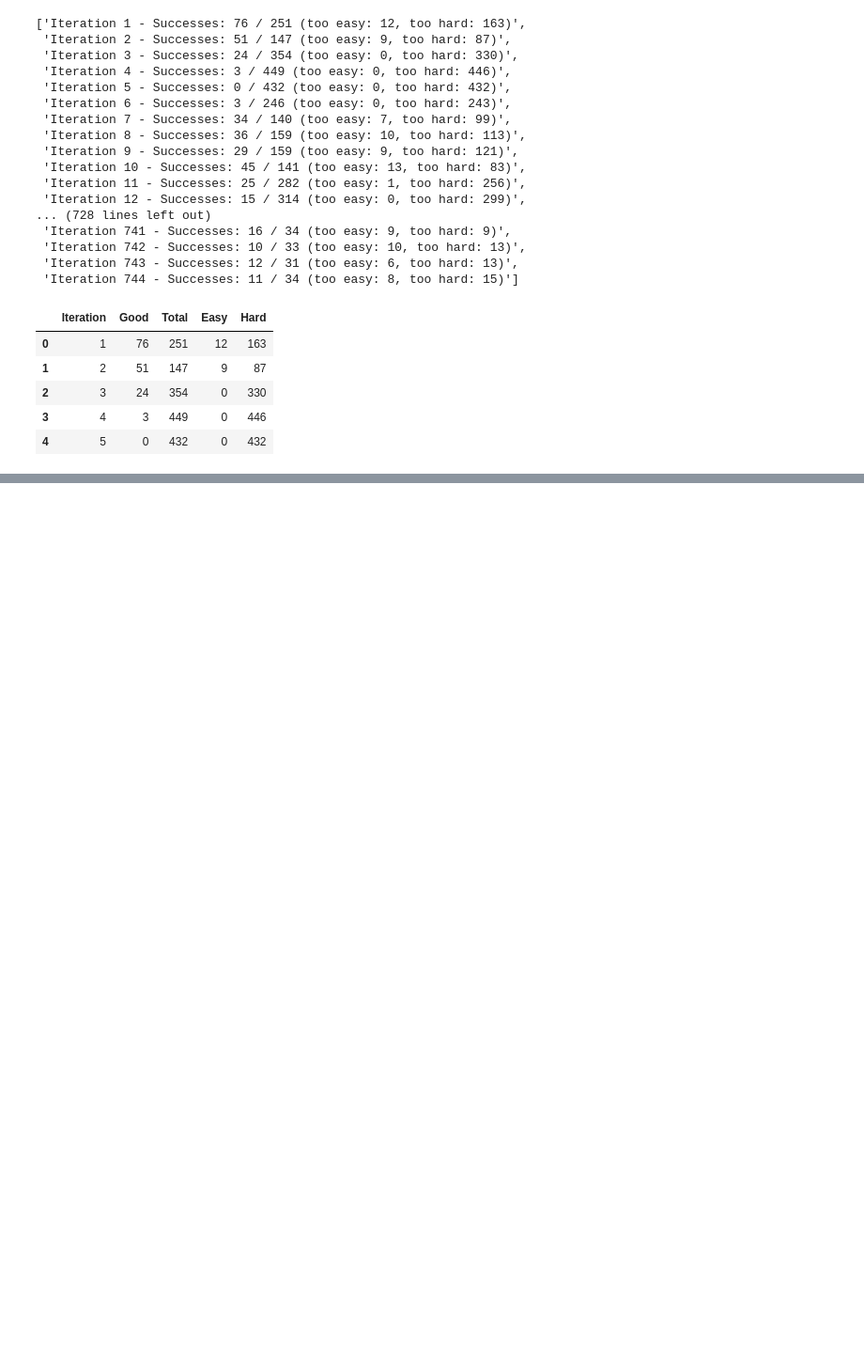
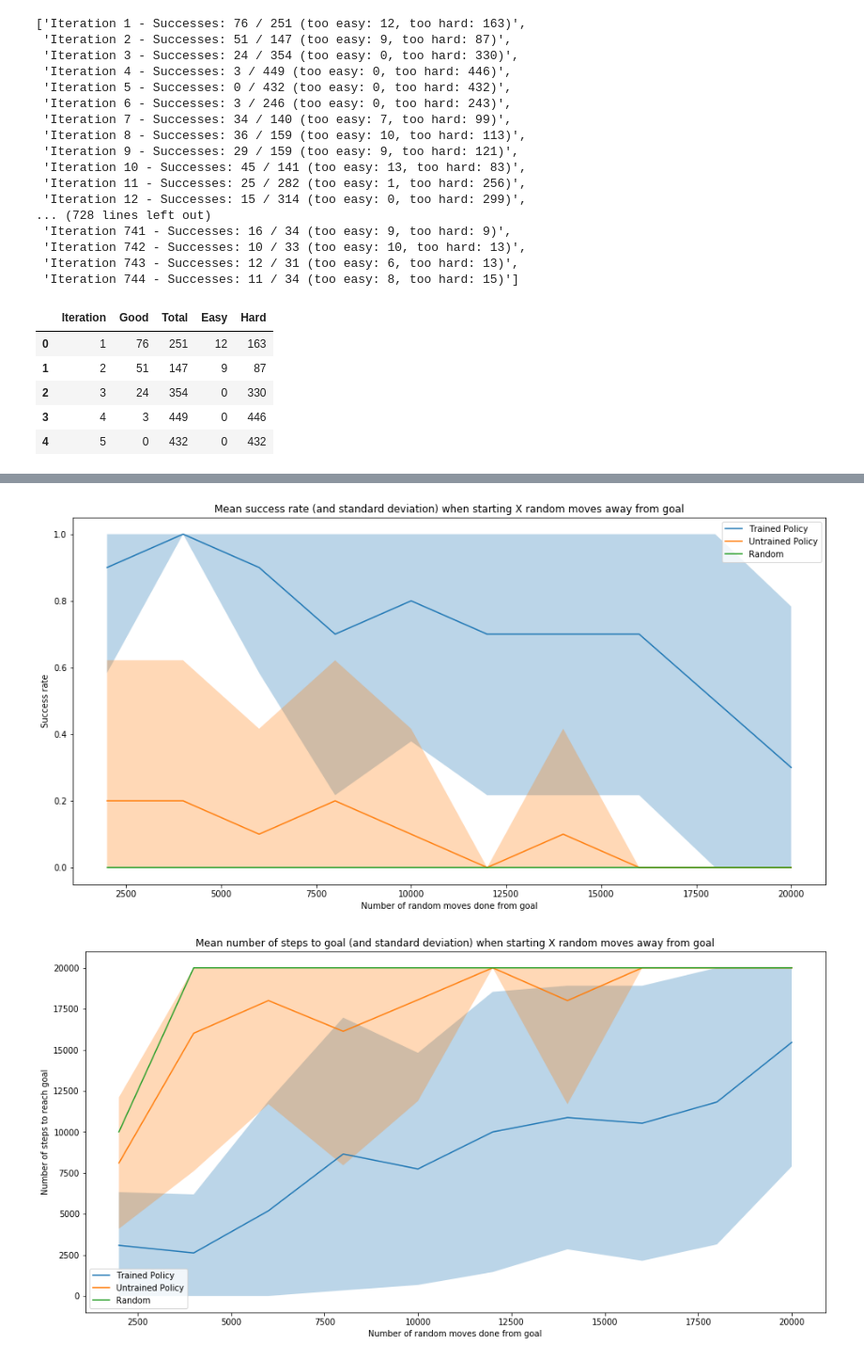
Before and after one commit to bonaert/rllab-curriculum, a Jupyter notebook: curriculum/ourcode/Analysis.ipynb, the cells around one changed output, grey strips where cells are left out. Shown: that part at 94% size. Saved outputs shown, nothing was run; the diff lists cells and outputs as text; code cells hidden in the pictures; blank space fills up the shorter version.

```diff
--- a/curriculum/ourcode/Analysis.ipynb
+++ b/curriculum/ourcode/Analysis.ipynb
@@ -69,0 +70,59 @@ plt.show()
+# %%
+import matplotlib.pyplot as plt
+import pandas as pd
+
+%matplotlib inline
+
+columns = ['explorationSteps', 'solvingSteps', 'iteration', 'done', 'numSteps']
+dfTrained = pd.read_csv('performance.txt', names=columns, header=None)
+dfUntrained = pd.read_csv('performanceUntrainted.txt', names=columns, header=None)
+dfRandom = pd.read_csv('performanceRandom.txt', names=columns, header=None)
+dfRandom.done = dfRandom.done.apply(lambda x: x == 'True').apply(float)
+
+dfs = [dfTrained, dfUntrained, dfRandom]
+names = ['Trained Policy', 'Untrained Policy', 'Random']
+
+
+explorationSteps = [2000, 4000, 6000, 8000, 10000, 12000, 14000, 16000, 18000, 20000]
+
+#for name, niceName in zip(names, ['Policy', 'Untrained Policy', 'Random']):
+
+means = [df.groupby('explorationSteps').mean() for df in dfs]
+stds = [df.groupby('explorationSteps').std() for df in dfs]
+
+
+
+plt.figure(figsize=(16, 8))
+for std, mean, name in zip(stds, means, names):
+    plt.plot(explorationSteps, mean.done, label=name)
+
+    bottom = (mean.done-std.done).apply(lambda x: max(x, 0))
+    top = (mean.done+std.done).apply(lambda x: min(x, 1))
+    plt.fill_between(explorationSteps, bottom, top, alpha=0.3)
+
+
+
+
+plt.xlabel("Number of random moves done from goal")
+plt.ylabel("Success rate")
+plt.title("Mean success rate (and standard deviation) when starting X random moves away from goal")
+plt.legend()
+plt.savefig("successRate.png")
+
+
+plt.figure(figsize=(16, 8))
+for std, mean, name in zip(stds, means, names):
+    plt.plot(explorationSteps, mean.numSteps, label=name)
+
+    bottom = (mean.numSteps-std.numSteps).apply(lambda x: max(x, 0))
+    top = (mean.numSteps+std.numSteps).apply(lambda x: min(x, 20000))
+    plt.fill_between(explorationSteps, bottom, top, alpha=0.3)
+
+plt.xlabel("Number of random moves done from goal")
+plt.ylabel("Number of steps to reach goal")
+plt.title("Mean number of steps to goal (and standard deviation) when starting X random moves away from goal")
+plt.legend()
+plt.savefig("numStepsToGoal.png")
+# %% [output]
+[figure, added]
+[figure, added]
```
Also changed, not shown: parts of 2 cells of this notebook.
